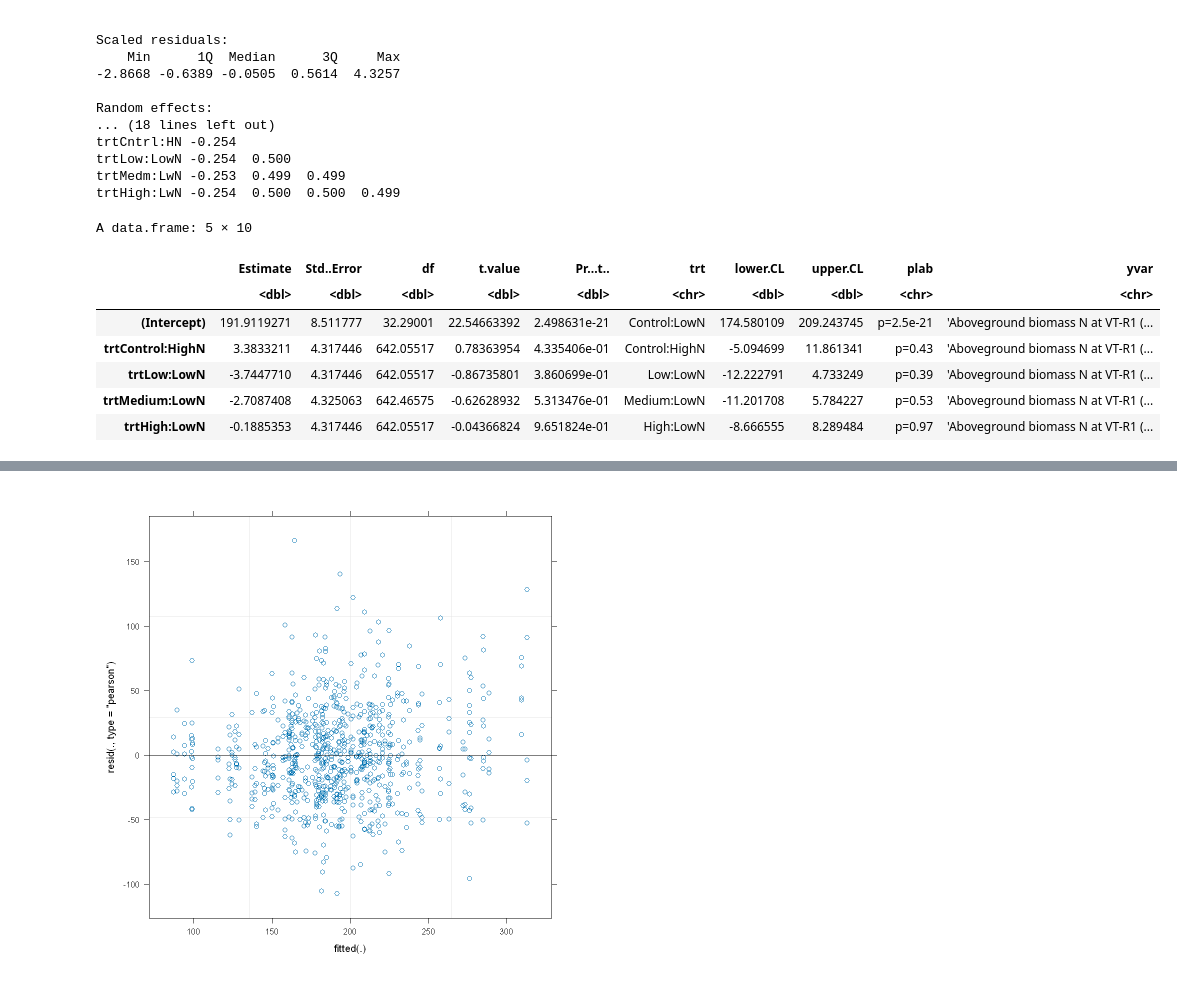
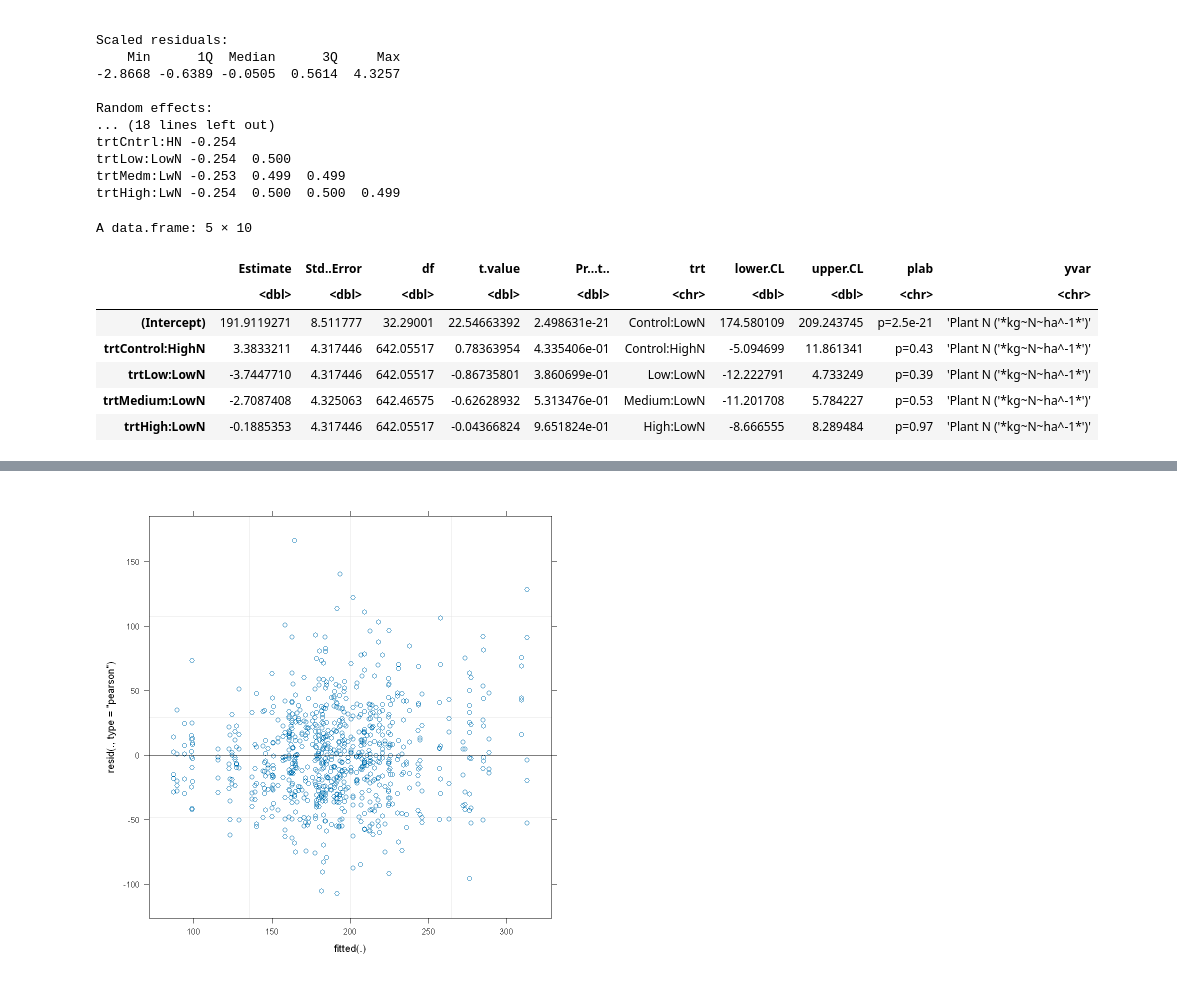
Before and after one commit to pivotbio/proven40-moa-paper-code, a Jupyter notebook: 2_FIELD_TRIALS/05_pivot_bio_plant.ipynb, the cells around one changed output, grey strips where cells are left out. Cells and saved outputs as stored; diff of their text form; code cells hidden in the pictures.

```diff
--- a/2_FIELD_TRIALS/05_pivot_bio_plant.ipynb
+++ b/2_FIELD_TRIALS/05_pivot_bio_plant.ipynb
@@ -302,24 +302,24 @@ trtHigh:LwN -0.254  0.500  0.500  0.499
 # %%
 nuptake_fit_effects <- data.frame(summary(nuptake_fit)$coefficients) %>%
 mutate(trt = gsub("trt","",gsub("\\(Intercept\\)","Control:LowN",row.names(.))),
     # Confidence intervals
     lower.CL = Estimate - Std..Error*qt(0.975,df),
     upper.CL = Estimate + Std..Error*qt(0.975,df),
     # Make nice labels
     plab = paste0("p=",signif(Pr...t..,2)),
     # Units
-    yvar = "'Aboveground biomass N at VT-R1 ('*kg~N~ha^-1*')'")
+    yvar = "'Plant N ('*kg~N~ha^-1*')'")
 
 nuptake_fit_effects
 # %% [output]
 A data.frame: 5 × 10
 |  | Estimate | Std..Error | df | t.value | Pr...t.. | trt | lower.CL | upper.CL | plab | yvar |
 |  | <dbl> | <dbl> | <dbl> | <dbl> | <dbl> | <chr> | <dbl> | <dbl> | <chr> | <chr> |
-| (Intercept) | 191.9119271 | 8.511777 | 32.29001 | 22.54663392 | 2.498631e-21 | Control:LowN | 174.580109 | 209.243745 | p=2.5e-21 | 'Aboveground biomass N at VT-R1 (... |
-| trtControl:HighN | 3.3833211 | 4.317446 | 642.05517 | 0.78363954 | 4.335406e-01 | Control:HighN | -5.094699 | 11.861341 | p=0.43 | 'Aboveground biomass N at VT-R1 (... |
-| trtLow:LowN | -3.7447710 | 4.317446 | 642.05517 | -0.86735801 | 3.860699e-01 | Low:LowN | -12.222791 | 4.733249 | p=0.39 | 'Aboveground biomass N at VT-R1 (... |
-| trtMedium:LowN | -2.7087408 | 4.325063 | 642.46575 | -0.62628932 | 5.313476e-01 | Medium:LowN | -11.201708 | 5.784227 | p=0.53 | 'Aboveground biomass N at VT-R1 (... |
-| trtHigh:LowN | -0.1885353 | 4.317446 | 642.05517 | -0.04366824 | 9.651824e-01 | High:LowN | -8.666555 | 8.289484 | p=0.97 | 'Aboveground biomass N at VT-R1 (... |
+| (Intercept) | 191.9119271 | 8.511777 | 32.29001 | 22.54663392 | 2.498631e-21 | Control:LowN | 174.580109 | 209.243745 | p=2.5e-21 | 'Plant N ('*kg~N~ha^-1*')' |
+| trtControl:HighN | 3.3833211 | 4.317446 | 642.05517 | 0.78363954 | 4.335406e-01 | Control:HighN | -5.094699 | 11.861341 | p=0.43 | 'Plant N ('*kg~N~ha^-1*')' |
+| trtLow:LowN | -3.7447710 | 4.317446 | 642.05517 | -0.86735801 | 3.860699e-01 | Low:LowN | -12.222791 | 4.733249 | p=0.39 | 'Plant N ('*kg~N~ha^-1*')' |
+| trtMedium:LowN | -2.7087408 | 4.325063 | 642.46575 | -0.62628932 | 5.313476e-01 | Medium:LowN | -11.201708 | 5.784227 | p=0.53 | 'Plant N ('*kg~N~ha^-1*')' |
+| trtHigh:LowN | -0.1885353 | 4.317446 | 642.05517 | -0.04366824 | 9.651824e-01 | High:LowN | -8.666555 | 8.289484 | p=0.97 | 'Plant N ('*kg~N~ha^-1*')' |
 # %%
 options(repr.plot.width=8, repr.plot.height=8)
 
```
Also changed, not shown: parts of 6 cells of this notebook, 9 other files.
